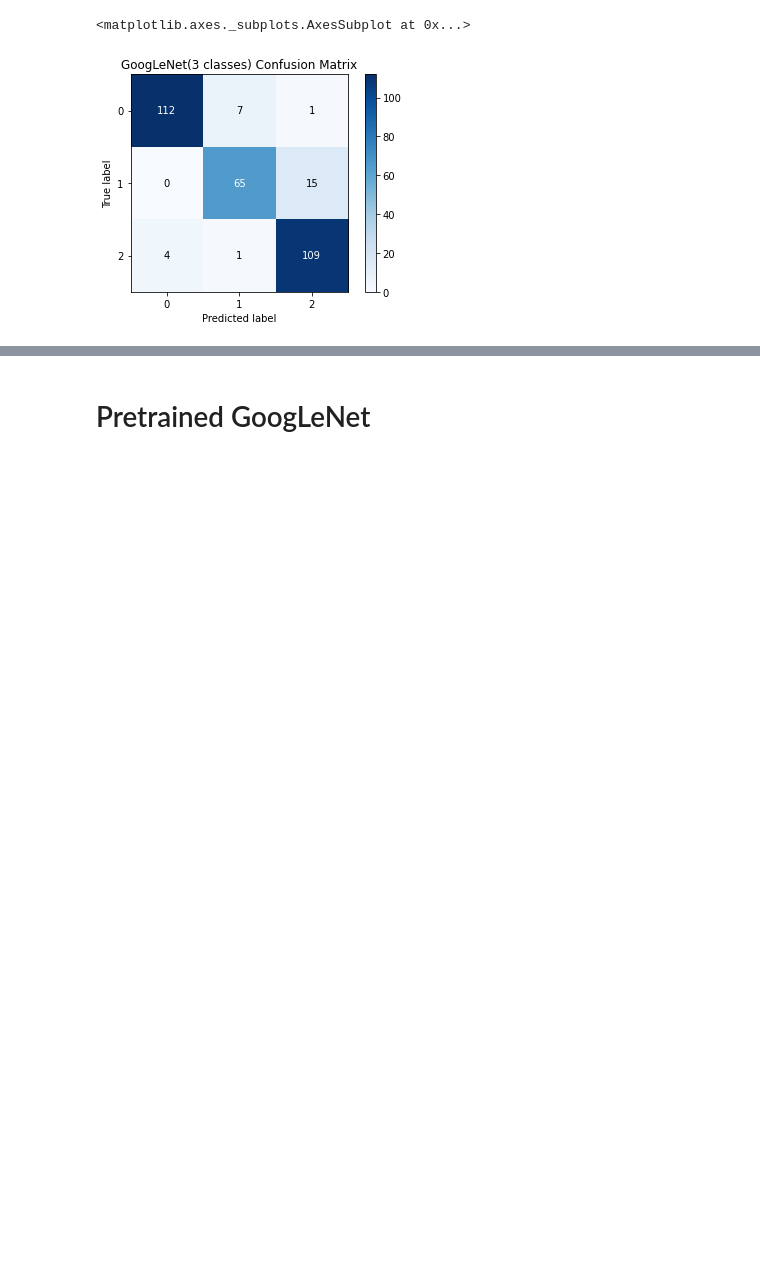
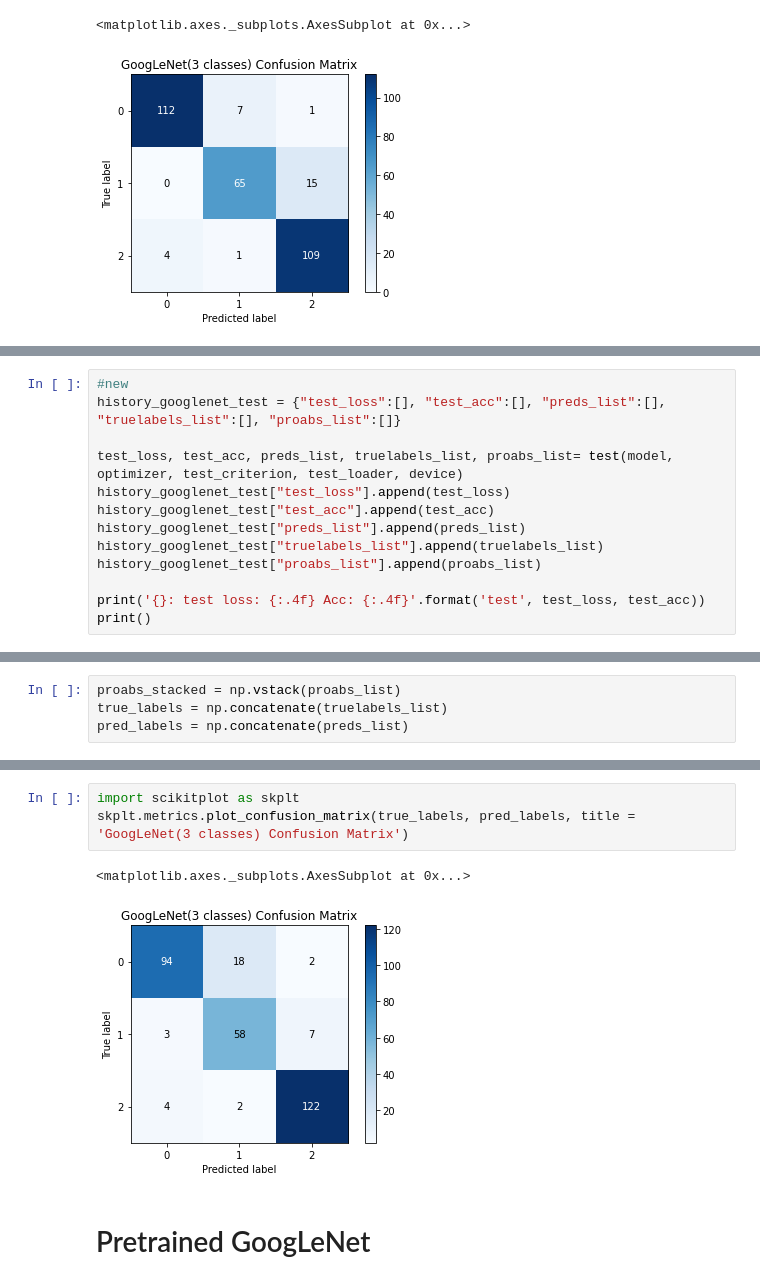
Before and after one commit to zyy2929/DeepLearningForMedicine, a Jupyter notebook: Code/visualization_results.ipynb, the cells around one changed output, grey strips where cells are left out. Drawn from its saved outputs; the diff is of its cells as text; blank space fills up the shorter version.

```diff
--- a/Code/visualization_results.ipynb
+++ b/Code/visualization_results.ipynb
@@ -452,0 +461,13 @@ skplt.metrics.plot_confusion_matrix(google_true_labels, google_pred_labels, titl
+# %%
+#new
+history_googlenet_test = {"test_loss":[], "test_acc":[], "preds_list":[], "truelabels_list":[], "proabs_list":[]}
+
+test_loss, test_acc, preds_list, truelabels_list, proabs_list= test(model, optimizer, test_criterion, test_loader, device)
+history_googlenet_test["test_loss"].append(test_loss)
+history_googlenet_test["test_acc"].append(test_acc)
+history_googlenet_test["preds_list"].append(preds_list)
+history_googlenet_test["truelabels_list"].append(truelabels_list)
+history_googlenet_test["proabs_list"].append(proabs_list)
+
+print('{}: test loss: {:.4f} Acc: {:.4f}'.format('test', test_loss, test_acc))
+print()
@@ -452,0 +476,4 @@ skplt.metrics.plot_confusion_matrix(google_true_labels, google_pred_labels, titl
+# %%
+proabs_stacked = np.vstack(proabs_list)
+true_labels = np.concatenate(truelabels_list)
+pred_labels = np.concatenate(preds_list)
@@ -453,3 +487,9 @@ skplt.metrics.plot_confusion_matrix(google_true_labels, google_pred_labels, titl
+# %%
+import scikitplot as skplt
+skplt.metrics.plot_confusion_matrix(true_labels, pred_labels, title = 'GoogLeNet(3 classes) Confusion Matrix')
+# %% [output]
+<matplotlib.axes._subplots.AxesSubplot at 0x...>
+[figure, added]
 # %% [markdown]
 # Pretrained GoogLeNet
 # %%
```
Also changed, not shown: parts of 5 cells of this notebook.
